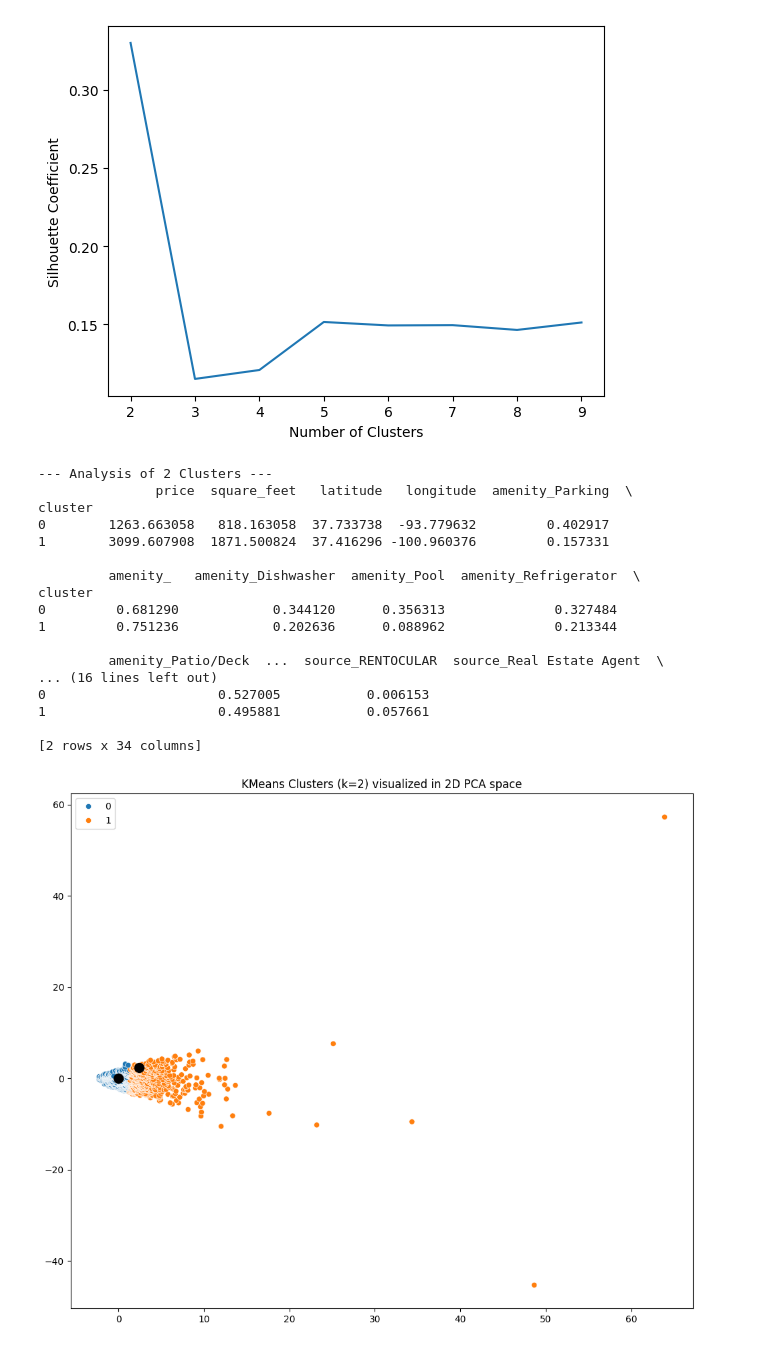
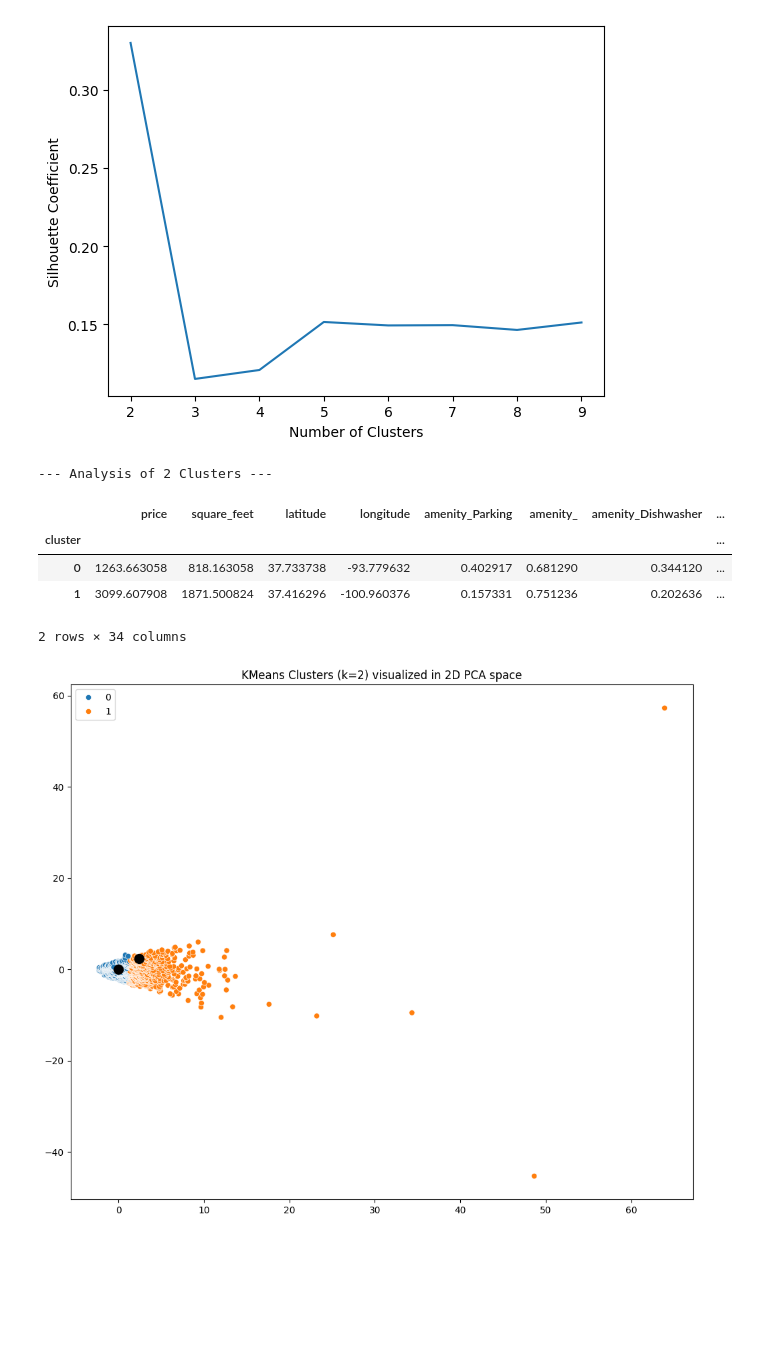
Before and after one commit to Clem-prog/AFL2-ML, a Jupyter notebook: AFL2_ML.ipynb, the cells around one changed output. Drawn from its saved outputs; the diff is of its cells as text; code cells hidden in the pictures; blank space fills up the shorter version.

```diff
--- a/AFL2_ML.ipynb
+++ b/AFL2_ML.ipynb
@@ -245,36 +245,25 @@ Text(0, 0.5, 'Silhouette Coefficient')
 # %%
 final_k = 2
 
 kmeans_final = KMeans(n_clusters=final_k, init='k-means++', n_init=10, random_state=42)
 kmeans_final.fit(scaled_df)
 
 df.dropna(subset=['latitude', 'longitude'], inplace=True)
 
 cluster_labels = kmeans_final.labels_
 rent_df_analyzed = df.copy()
 rent_df_analyzed = rent_df_encoded.copy()
 rent_df_analyzed['cluster'] = cluster_labels
 
 print(f"--- Analysis of {final_k} Clusters ---")
-print(rent_df_analyzed.groupby('cluster').mean())
+rent_df_analyzed.groupby('cluster').mean()
 # %% [output]
 --- Analysis of 2 Clusters ---
-               price  square_feet   latitude   longitude  amenity_Parking  \
-cluster
-0        1263.663058   818.163058  37.733738  -93.779632         0.402917
-1        3099.607908  1871.500824  37.416296 -100.960376         0.157331
-
-         amenity_   amenity_Dishwasher  amenity_Pool  amenity_Refrigerator  \
-cluster
-0         0.681290            0.344120      0.356313              0.327484
-1         0.751236            0.202636      0.088962              0.213344
-
-         amenity_Patio/Deck  ...  source_RENTOCULAR  source_Real Estate Agent  \
-... (16 lines left out)
-0                      0.527005           0.006153
-1                      0.495881           0.057661
-
-[2 rows x 34 columns]
+|  | price | square_feet | latitude | longitude | amenity_Parking | amenity_ | amenity_Dishwasher | ... |
+| cluster |  |  |  |  |  |  |  | ... |
+| 0 | 1263.663058 | 818.163058 | 37.733738 | -93.779632 | 0.402917 | 0.681290 | 0.344120 | ... |
+| 1 | 3099.607908 | 1871.500824 | 37.416296 | -100.960376 | 0.157331 | 0.751236 | 0.202636 | ... |
+2 rows × 34 columns
 # %%
 # rent_df_analyzed.sort_values('cluster').to_csv('apartments_by_cluster_all.csv', index=False)
 # %%
```
Also changed, not shown: parts of 2 cells of this notebook, 1 other file.
